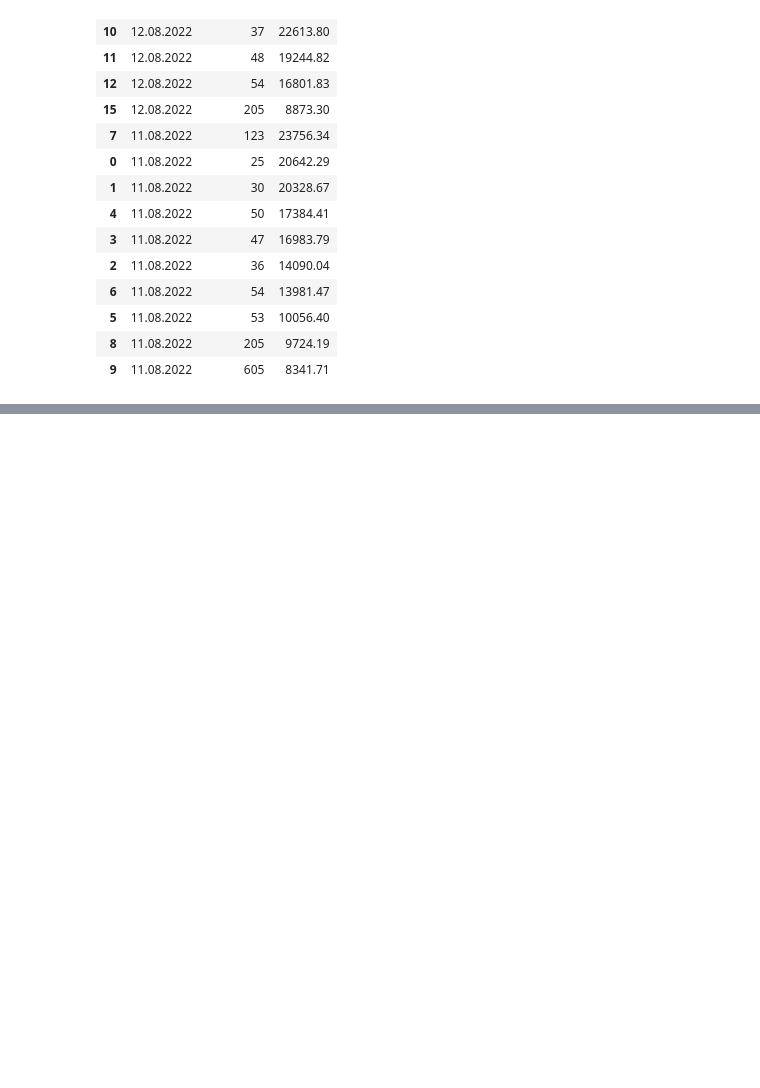
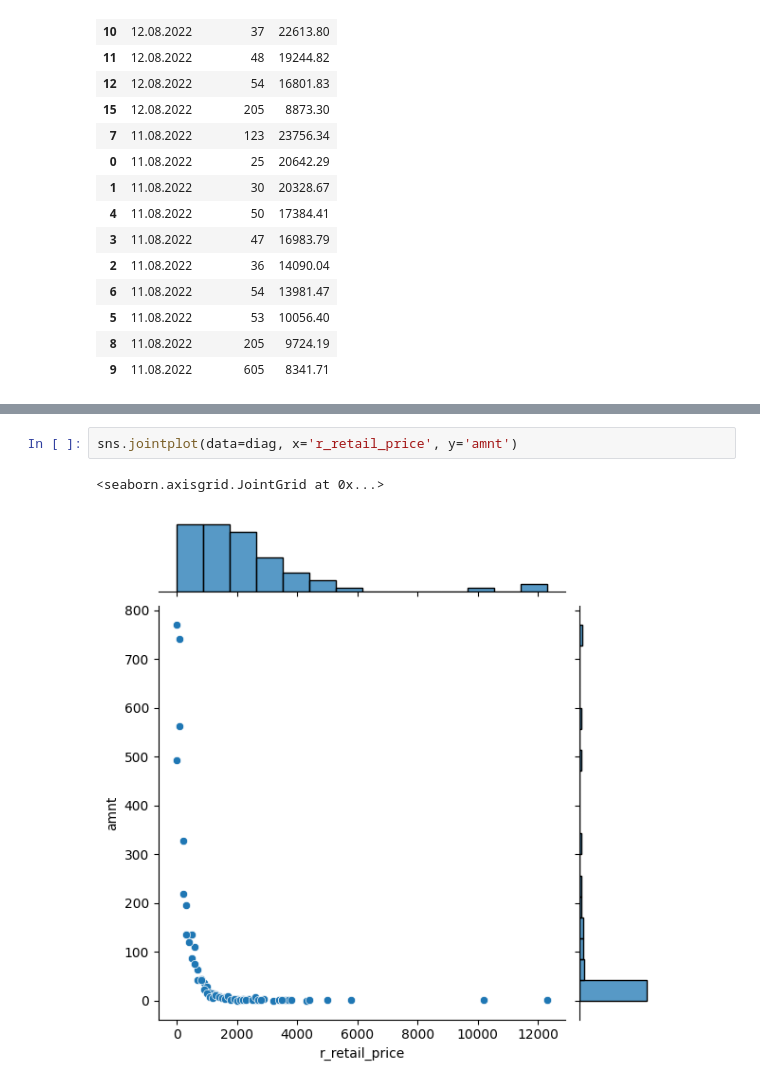
Before and after one commit to rodioniam/study_projects, a Jupyter notebook: pandas/exploratory_data_analysis.ipynb, the cells around one changed output, grey strips where cells are left out. Saved outputs shown, nothing was run; the diff lists cells and outputs as text; blank space fills up the shorter version.

```diff
--- a/pandas/exploratory_data_analysis.ipynb
+++ b/pandas/exploratory_data_analysis.ipynb
@@ -260,0 +272,5 @@ rev_2.sort_values(['date','revenue'], ascending=False)
+# %%
+sns.jointplot(data=diag, x='r_retail_price', y='amnt')
+# %% [output]
+<seaborn.axisgrid.JointGrid at 0x...>
+[figure, added]
```
Also changed, not shown: parts of 3 cells of this notebook, 1 other file.
